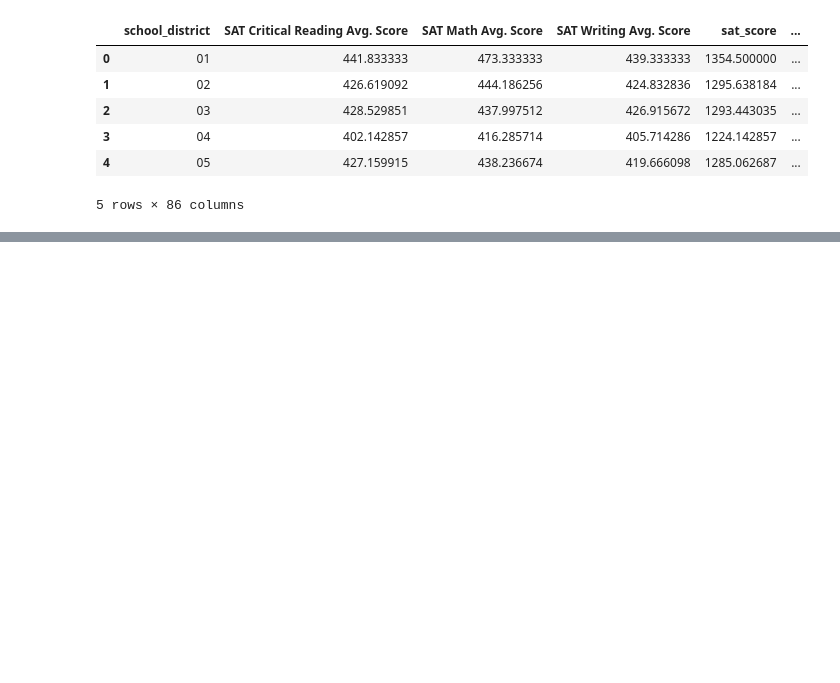
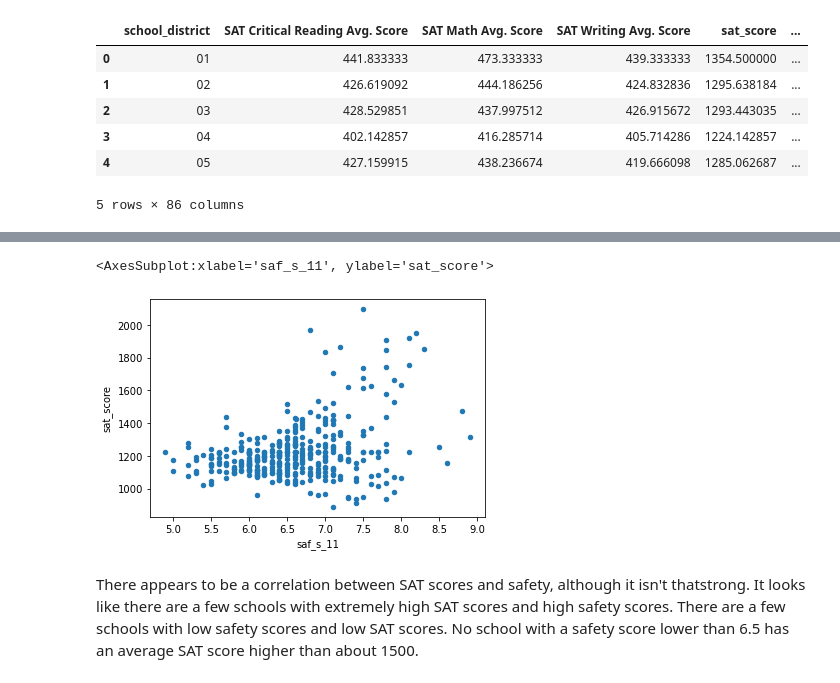
Before and after one commit to felixodette/NYC-Educational-Data-Analysis, a Jupyter notebook: Analysis.ipynb, the cells around one changed output, grey strips where cells are left out. Cells and saved outputs as stored; diff of their text form; code cells hidden in the pictures; blank space fills up the shorter version.

```diff
--- a/Analysis.ipynb
+++ b/Analysis.ipynb
@@ -563,0 +601,7 @@ districts.head()
+# %%
+combined.plot(kind='scatter', x='saf_s_11', y='sat_score')
+# %% [output]
+<AxesSubplot:xlabel='saf_s_11', ylabel='sat_score'>
+[figure, added]
+# %% [markdown]
+There appears to be a correlation between SAT scores and safety, although it isn't thatstrong. It looks like there are a few schools with extremely high SAT scores and high safety scores. There are a few schools with low safety scores and low SAT scores. No school with a safety score lower than 6.5 has an average SAT score higher than about 1500.
```
Also changed, not shown: parts of 23 cells of this notebook.
